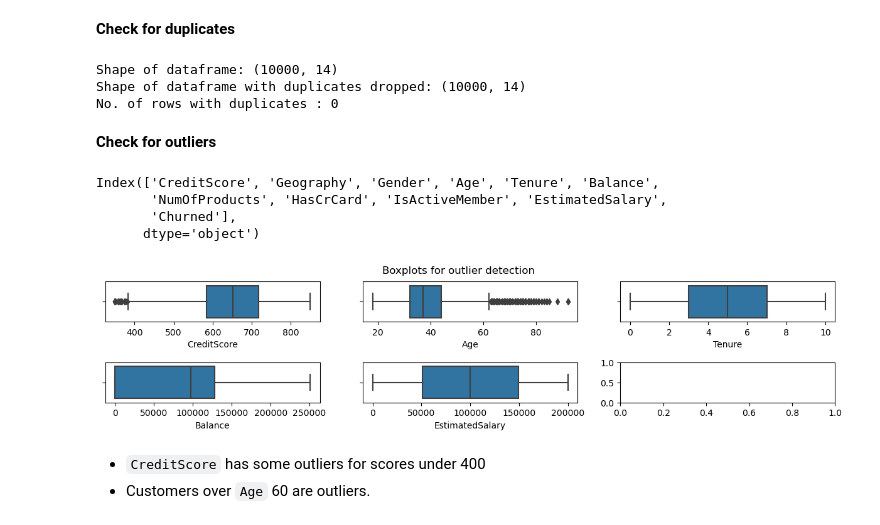
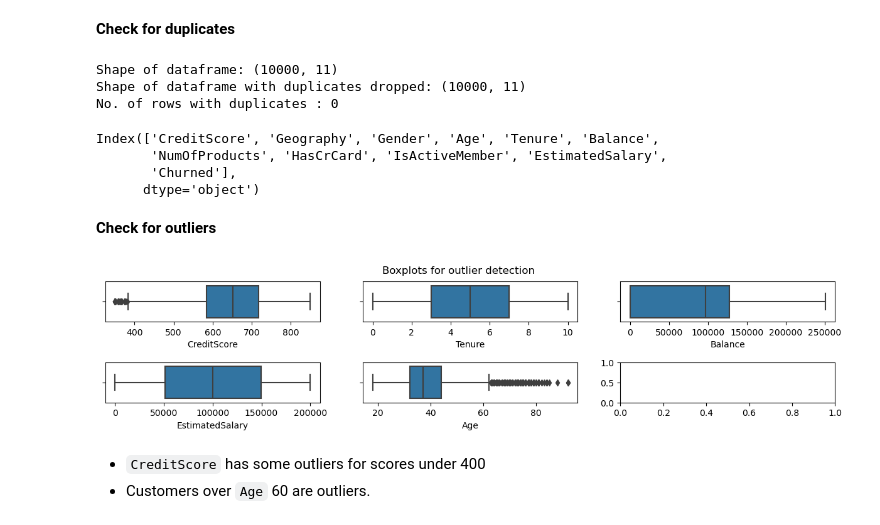
Before and after one commit to aprilhong/bankchurn, a Jupyter notebook: bank_churn_notebook.ipynb, the cells around one changed output. Cells and saved outputs as stored; diff of their text form; code cells hidden in the pictures.

```diff
--- a/bank_churn_notebook.ipynb
+++ b/bank_churn_notebook.ipynb
@@ -118,8 +104,8 @@ describe(df)
 - The `CustomerId` and `Surname` variable has sensitive customer data and should be removed to maintain confidentally.
 - `RowNumber` can also be removed has it is just a counter.
 # %%
-df1 = df.drop(['CustomerId','Surname','RowNumber'],axis=1)
-df1.head()
+df = df.drop(['CustomerId','Surname','RowNumber'],axis=1)
+df.head()
 # %% [output]
 |  | CreditScore | Geography | Gender | Age | Tenure | Balance | NumOfProducts | HasCrCard | IsActiveMember | ... |
 | 0 | 619 | France | Female | 42 | 2 | 0.00 | 1 | 1 | 1 | ... |
@@ -130,8 +116,8 @@ df1.head()
 # %% [markdown]
 **Rename 'Exited' to 'Churned'**
 # %%
-df1 = df1.rename(columns={'Exited': 'Churned'})
-df1.head()
+df = df.rename(columns={'Exited': 'Churned'})
+df.head()
 # %% [output]
 |  | CreditScore | Geography | Gender | Age | Tenure | Balance | NumOfProducts | HasCrCard | IsActiveMember | ... |
 | 0 | 619 | France | Female | 42 | 2 | 0.00 | 1 | 1 | 1 | ... |
@@ -170,36 +156,40 @@ df_row_dupe = df_row - df_row_no_dupe
 
 print('No. of rows with duplicates :', df_row_dupe)
 # %% [output]
-Shape of dataframe: (10000, 14)
-Shape of dataframe with duplicates dropped: (10000, 14)
+Shape of dataframe: (10000, 11)
+Shape of dataframe with duplicates dropped: (10000, 11)
 No. of rows with duplicates : 0
+# %%
+df.columns
+# %% [output]
+Index(['CreditScore', 'Geography', 'Gender', 'Age', 'Tenure', 'Balance',
+       'NumOfProducts', 'HasCrCard', 'IsActiveMember', 'EstimatedSalary',
+       'Churned'],
+      dtype='object')
 # %% [markdown]
 **Check for outliers**
-# %%
-df1.columns
-# %% [output]
-Index(['CreditScore', 'Geography', 'Gender', 'Age', 'Tenure', 'Balance',
-       'NumOfProducts', 'HasCrCard', 'IsActiveMember', 'EstimatedSalary',
-       'Churned'],
-      dtype='object')
 # %%
-import seaborn as sns
-import matplotlib.pyplot as plt
-
 # create 2 row x 3 column figure
 fig, axes = plt.subplots(2, 3, figsize=(15, 2.5))
 fig.suptitle('Boxplots for outlier detection')
-sns.boxplot(ax=axes[0,0], x=df1['CreditScore'])
-sns.boxplot(ax=axes[0,1], x=df1['Age'])
-sns.boxplot(ax=axes[0,2], x=df1['Tenure'])
+sns.boxplot(ax=axes[0,0], x=df['CreditScore'])
+sns.boxplot(ax=axes[0,1], x=df['Tenure'])
+sns.boxplot(ax=axes[0,2], x=df['Balance'])
 
-plt.subplots_adjust(hspace=1)
+# add spacing between the rows
+plt.subplots_adjust(hspace=1
+                    # left=0.1,
+                    # bottom=0.1,
+                    # right=0.9,
+                    # top=0.9,
+                    # wspace=0.4
+                    )
 
-sns.boxplot(ax=axes[1,0], x=df['Balance'])
-sns.boxplot(ax=axes[1,1], x=df['EstimatedSalary'])
+sns.boxplot(ax=axes[1,0], x=df['EstimatedSalary'])
+sns.boxplot(ax=axes[1,1], x=df['Age'])
 plt.show();
 # %% [output]
-[figure, old version]
+[figure, new version]
 # %% [markdown]
 - `CreditScore` has some outliers for scores under 400
 -  Customers over `Age` 60 are outliers.
```
Also changed, not shown: parts of 23 cells of this notebook.
